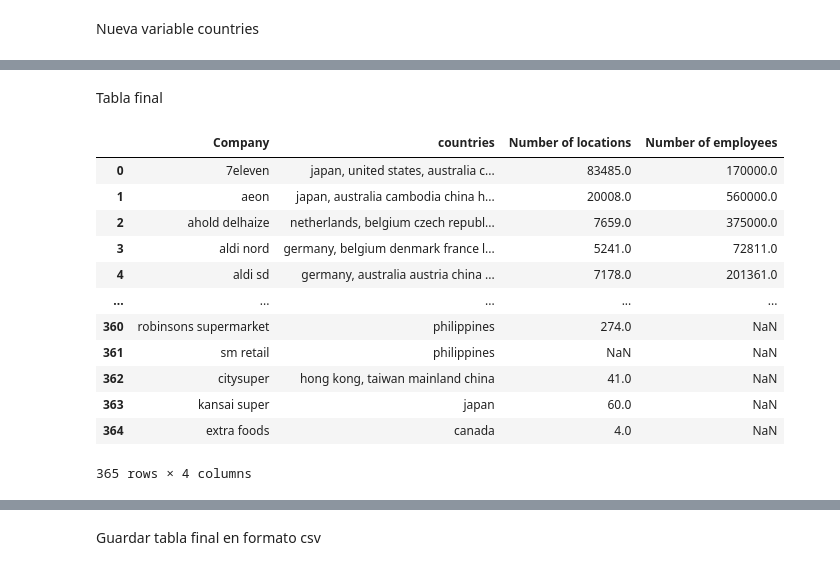
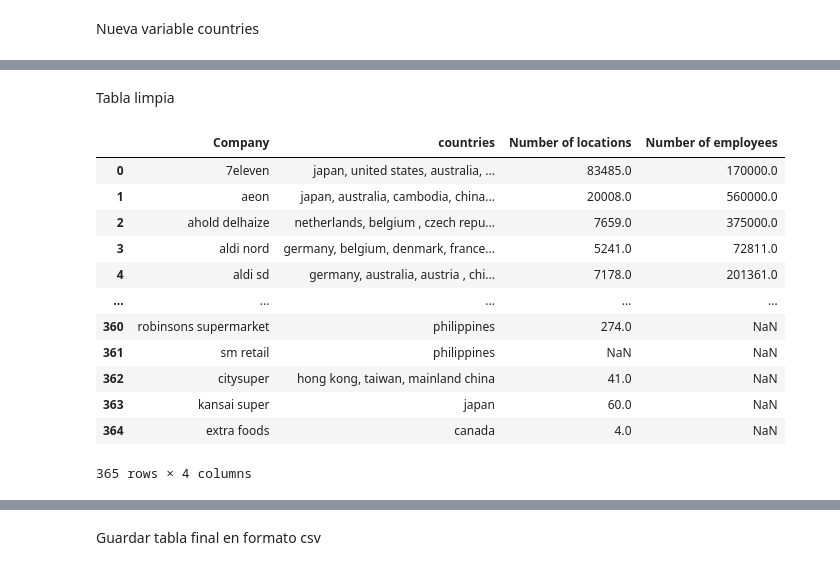
Before and after one commit to mjgalaz/Supermarket-ETL-Web-scraping, a Jupyter notebook: Web_Scraping_Wikipedia_table.ipynb, the cells around one changed output, grey strips where cells are left out. Drawn from its saved outputs; the diff is of its cells as text; code cells hidden in the pictures.

```diff
--- a/Web_Scraping_Wikipedia_table.ipynb
+++ b/Web_Scraping_Wikipedia_table.ipynb
@@ -80,6 +82,8 @@ copia_tabla_multinational['Headquarters'] = copia_tabla_multinational['Headquart
 
 # Reemplazar 'USA' por 'United States' en la columna 'Served countries (besides the headquarters)'
 copia_tabla_multinational['Served countries (besides the headquarters)'] = copia_tabla_multinational['Served countries (besides the headquarters)'].str.replace('USA', 'United States')
+# Reemplazar un valor específico por otro en la columna 'Served countries (besides the headquarters)'
+copia_tabla_multinational['Served countries (besides the headquarters)'] = copia_tabla_multinational['Served countries (besides the headquarters)'].replace('Colombia branded as ARA, Poland branded as Biedronka', 'Colombia, Poland')
 
 import re
 # Definir patrón de búsqueda para encontrar 'and' que no esté seguido por 'Bosnia and Herzegovina'
@@ -95,8 +99,9 @@ copia_tabla_multinational['Company'] = copia_tabla_multinational['Company'].str.
 # Limpiar la variable 'Headquarters'
 copia_tabla_multinational['Headquarters'] = copia_tabla_multinational['Headquarters'].str.lower()
 
-# Limpiar la variable 'Served countries (besides the headquarters)'
-copia_tabla_multinational['Served countries (besides the headquarters)'] = copia_tabla_multinational['Served countries (besides the headquarters)'].str.replace(r'[^a-zA-Z0-9\s]', '', regex=True)
+# Limpiar los datos de caracteres especiales salvo las comas de la variable 'Served countries (besides the headquarters)'
+copia_tabla_multinational['Served countries (besides the headquarters)'] = copia_tabla_multinational['Served countries (besides the headquarters)'].str.replace(r'[^\w\s,]', '', regex=True)
+#Poner en minuscula los datos de la variable Served countries (besides the headquarters)'
 copia_tabla_multinational['Served countries (besides the headquarters)'] = copia_tabla_multinational['Served countries (besides the headquarters)'].str.lower()
 
 # Eliminar el signo "+" y la coma de las columnas en numeric_cols
@@ -194,24 +199,24 @@ display(copia_tabla_multinational)
 | 364 | extra foods | canada |  | 4.0 | NaN | canada |
 365 rows × 6 columns
 # %% [markdown]
-Tabla final
+Tabla limpia
 # %%
 # Seleccionar las columnas deseadas
-tabla_multinational_final = copia_tabla_multinational[['Company','countries','Number of locations', 'Number of employees']].copy()
+tabla_multinational_limpia = copia_tabla_multinational[['Company','countries','Number of locations', 'Number of employees']].copy()
 
-# Mostrar el DataFrame final
-display(tabla_multinational_final)
+# Mostrar el DataFrame limpia
+display(tabla_multinational_limpia)
 # %% [output]
 |  | Company | countries | Number of locations | Number of employees |
-| 0 | 7eleven | japan, united states, australia c... | 83485.0 | 170000.0 |
-| 1 | aeon | japan, australia cambodia china h... | 20008.0 | 560000.0 |
-| 2 | ahold delhaize | netherlands, belgium czech republ... | 7659.0 | 375000.0 |
-| 3 | aldi nord | germany, belgium denmark france l... | 5241.0 | 72811.0 |
-| 4 | aldi sd | germany, australia austria china ... | 7178.0 | 201361.0 |
+| 0 | 7eleven | japan, united states, australia, ... | 83485.0 | 170000.0 |
+| 1 | aeon | japan, australia, cambodia, china... | 20008.0 | 560000.0 |
+| 2 | ahold delhaize | netherlands, belgium , czech repu... | 7659.0 | 375000.0 |
+| 3 | aldi nord | germany, belgium, denmark, france... | 5241.0 | 72811.0 |
+| 4 | aldi sd | germany, australia, austria , chi... | 7178.0 | 201361.0 |
 | ... | ... | ... | ... | ... |
 | 360 | robinsons supermarket | philippines | 274.0 | NaN |
 | 361 | sm retail | philippines | NaN | NaN |
-| 362 | citysuper | hong kong, taiwan mainland china | 41.0 | NaN |
+| 362 | citysuper | hong kong, taiwan, mainland china | 41.0 | NaN |
 | 363 | kansai super | japan | 60.0 | NaN |
 | 364 | extra foods | canada | 4.0 | NaN |
 365 rows × 4 columns
```
Also changed, not shown: parts of 8 cells of this notebook.
